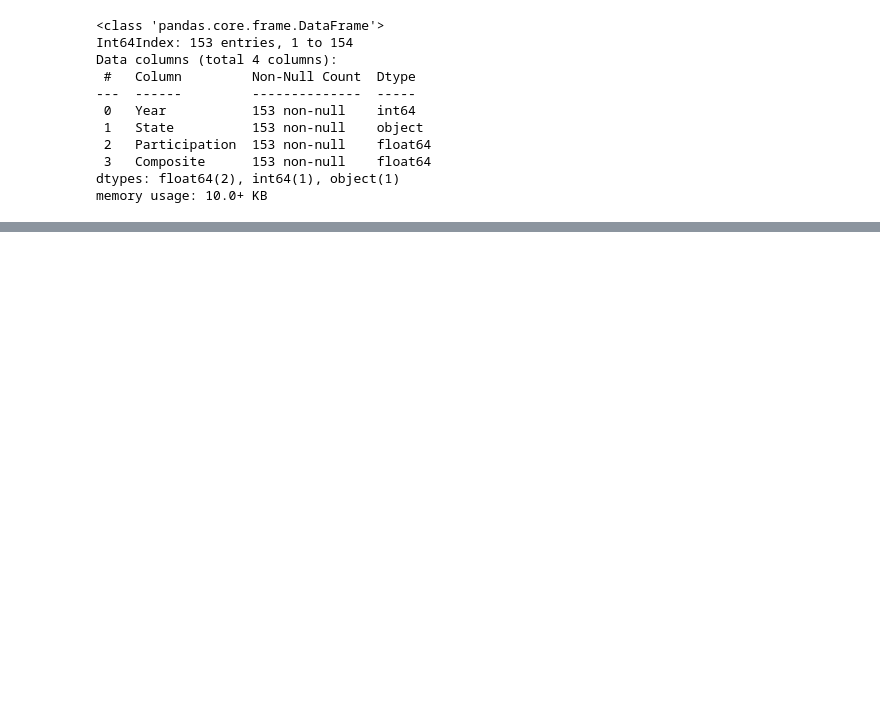
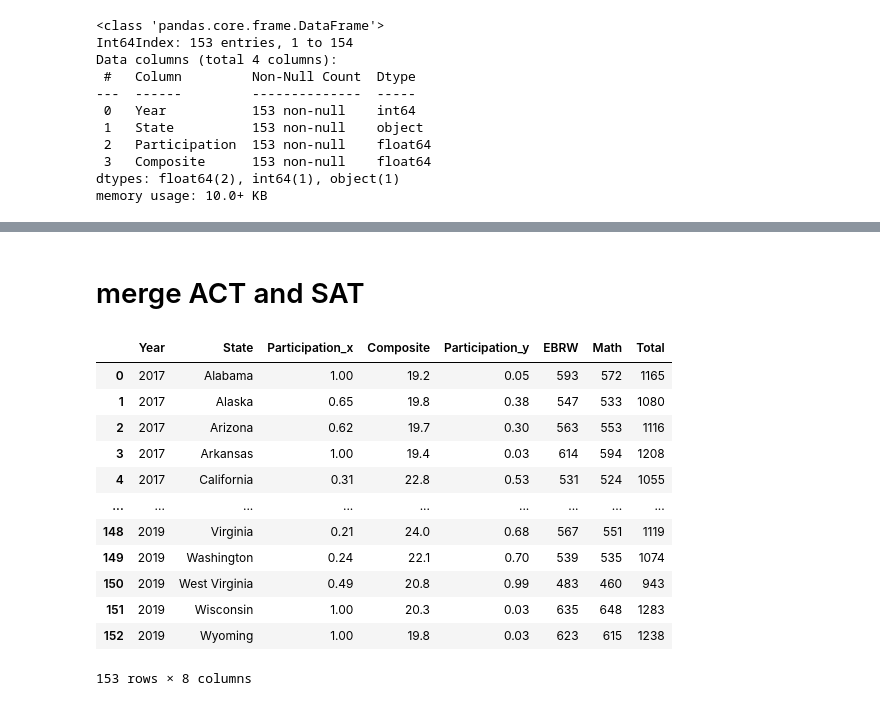
Before and after one commit to nozomiyamada/DSI2, a Jupyter notebook: project_1/data_cleaning.ipynb, the cells around one changed output, grey strips where cells are left out. Saved outputs shown, nothing was run; the diff lists cells and outputs as text; code cells hidden in the pictures; blank space fills up the shorter version.

```diff
--- a/project_1/data_cleaning.ipynb
+++ b/project_1/data_cleaning.ipynb
@@ -223,0 +243,5 @@ memory usage: 10.0+ KB
+# %%
+## change column names in a consistent way
+sat2017.rename(columns={'Evidence-Based Reading and Writing':'EBRW'}, inplace=True)
+sat2018.rename(columns={'Evidence-Based Reading and Writing':'EBRW'}, inplace=True)
+sat2019.rename(columns={'Participation Rate':'Participation'}, inplace=True)
@@ -223,0 +260,4 @@ memory usage: 10.0+ KB
+# %%
+## remove these 2 regions
+sat2019 = sat2019[~sat2019.State.isin(['Puerto Rico', 'Virgin Islands'])]
+print(sat2019.shape)
@@ -223,0 +268,7 @@ memory usage: 10.0+ KB
+# %%
+sat2017['Year'] = 2017
+sat2018['Year'] = 2018
+sat2019['Year'] = 2019
+
+sat = pd.concat([sat2017, sat2018, sat2019]).reset_index(drop=True)
+sat
@@ -223,0 +289,4 @@ memory usage: 10.0+ KB
+# %%
+## partipation: str -> float
+sat['Participation'] = sat['Participation'].apply(remove_pc)
+sat
@@ -223,0 +324,20 @@ memory usage: 10.0+ KB
+# %% [markdown]
+# merge ACT and SAT
+# %%
+## merge by ['State', 'Year']
+both = act.merge(sat, how='left', on=['State','Year'])
+both
+# %% [output]
+|  | Year | State | Participation_x | Composite | Participation_y | EBRW | Math | Total |
+| 0 | 2017 | Alabama | 1.00 | 19.2 | 0.05 | 593 | 572 | 1165 |
+| 1 | 2017 | Alaska | 0.65 | 19.8 | 0.38 | 547 | 533 | 1080 |
+| 2 | 2017 | Arizona | 0.62 | 19.7 | 0.30 | 563 | 553 | 1116 |
+| 3 | 2017 | Arkansas | 1.00 | 19.4 | 0.03 | 614 | 594 | 1208 |
+| 4 | 2017 | California | 0.31 | 22.8 | 0.53 | 531 | 524 | 1055 |
+| ... | ... | ... | ... | ... | ... | ... | ... | ... |
+| 148 | 2019 | Virginia | 0.21 | 24.0 | 0.68 | 567 | 551 | 1119 |
+| 149 | 2019 | Washington | 0.24 | 22.1 | 0.70 | 539 | 535 | 1074 |
+| 150 | 2019 | West Virginia | 0.49 | 20.8 | 0.99 | 483 | 460 | 943 |
+| 151 | 2019 | Wisconsin | 1.00 | 20.3 | 0.03 | 635 | 648 | 1283 |
+| 152 | 2019 | Wyoming | 1.00 | 19.8 | 0.03 | 623 | 615 | 1238 |
+153 rows × 8 columns
```
Also changed, not shown: parts of 42 cells of this notebook, 6 other files.
